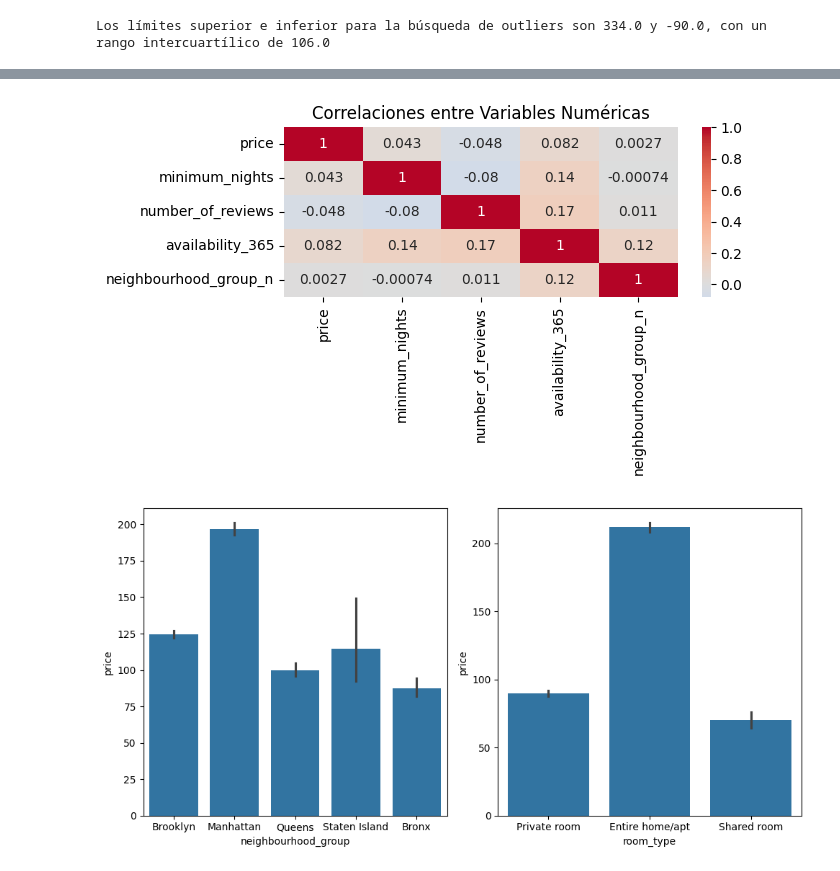
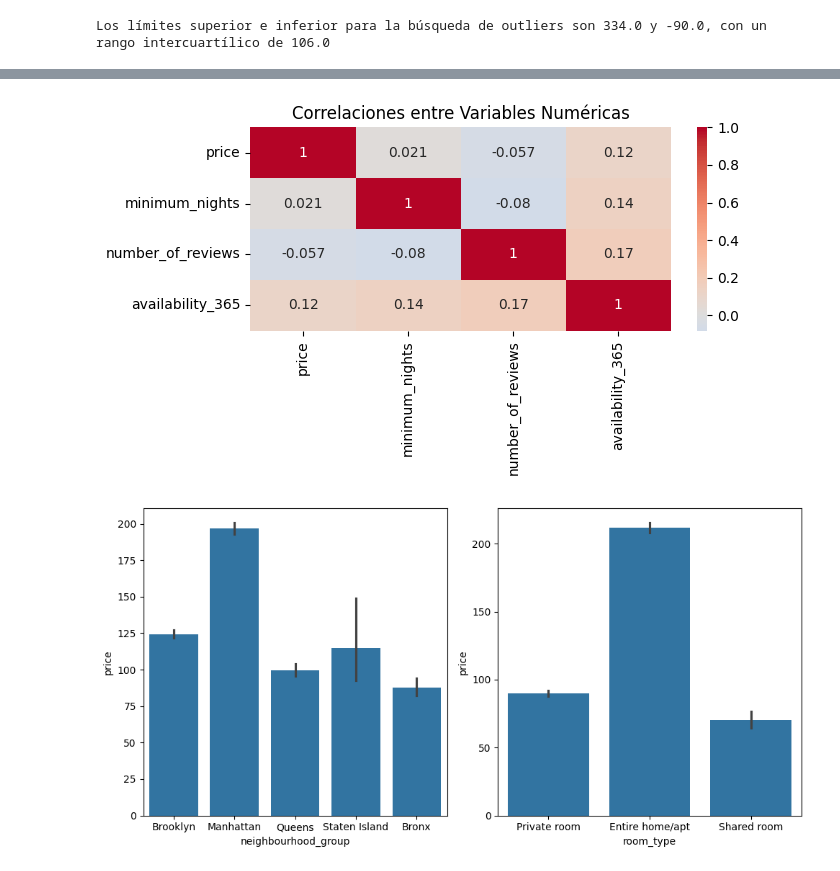
Before and after one commit to 4GeeksAcademy/agumarquez-machine-learning-python-template, a Jupyter notebook: src/explore.ipynb, the cells around one changed output, grey strips where cells are left out. Cells and saved outputs as stored; diff of their text form; code cells hidden in the pictures.

```diff
--- a/src/explore.ipynb
+++ b/src/explore.ipynb
@@ -48,7 +48,6 @@ print(num_duplicados)
 # %% [output]
 0
 # %%
-#Buscar precios = 0
-df[df['price'] <= 0]
+df = df[df['price'] > 0]
 print((df["price"] == 0).sum())
 # %% [output]
@@ -173,6 +185,3 @@ upper_limit = Q3 + 1.5 * IQR
 print(f"Los límites superior e inferior para la búsqueda de outliers son {round(upper_limit, 2)} y {round(lower_limit, 2)}, con un rango intercuartílico de {round(IQR, 2)}")
 # %% [output]
 Los límites superior e inferior para la búsqueda de outliers son 334.0 y -90.0, con un rango intercuartílico de 106.0
-# %%
-df["neighbourhood_group_n"] = pd.factorize(df["neighbourhood_group"])[0]
-df.head(20)
@@ -197,13 +188,15 @@ df.head(20)
 # %%
+df_filtrado = df[df['price'] < 1000] # Borrar precios de mas de 1000
+
 # MAPA DE CALOR DE CORRELACIONES
 plt.figure(figsize=(7, 4))
-numeric_cols = ['price', 'minimum_nights', 'number_of_reviews', 'availability_365', "neighbourhood_group_n"]
-sns.heatmap(df[numeric_cols].corr(), annot=True, cmap='coolwarm', center=0)
+numeric_cols = ['price', 'minimum_nights', 'number_of_reviews', 'availability_365']
+sns.heatmap(df_filtrado[numeric_cols].corr(), annot=True, cmap='coolwarm', center=0)
 plt.title('Correlaciones entre Variables Numéricas')
 plt.tight_layout()
 plt.show()
 # %% [output]
-[figure, old version]
+[figure, new version]
 # %%
 #Precio promedio por Barrios y por tipos de alojamientos
 fig, axis = plt.subplots(1, 2, figsize = (10, 5))
```
Also changed, not shown: parts of 12 cells of this notebook.
